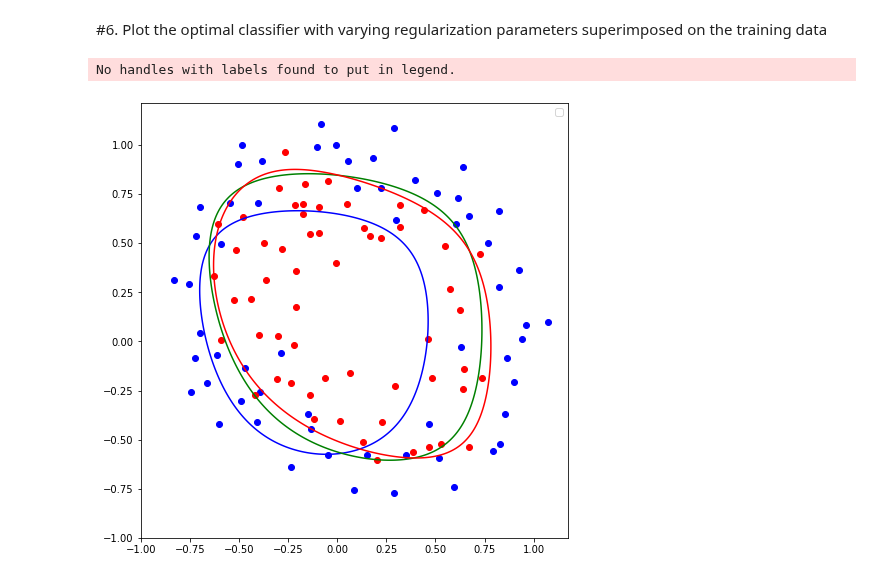
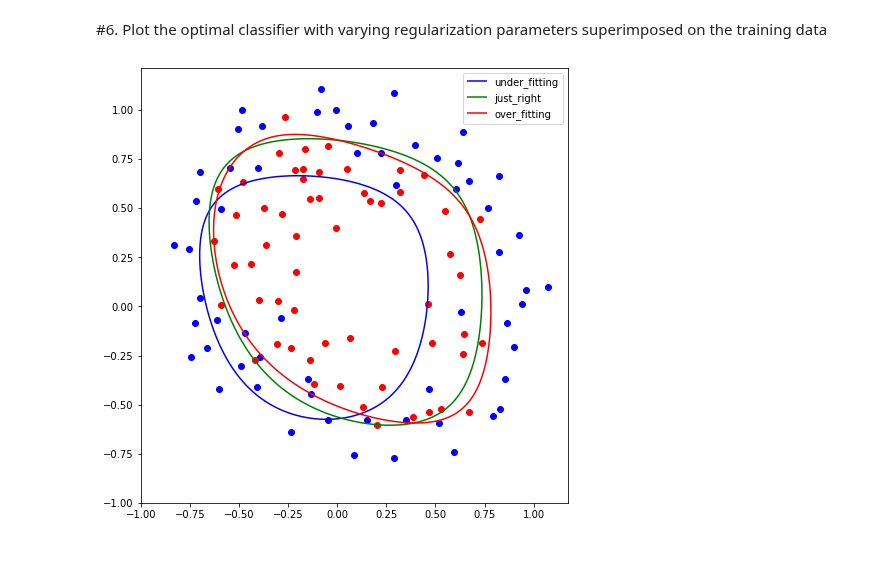
Before and after one commit to susanna1221/MachineLearningHW, a Jupyter notebook: MachineLearning6.ipynb, the cells around one changed output. Cells and saved outputs as stored; diff of their text form; code cells hidden in the pictures.

Commit message:
Plot the optimal classifier with varying regularization parameters superimposed on the training data

```diff
--- a/MachineLearning6.ipynb
+++ b/MachineLearning6.ipynb
@@ -230,9 +230,12 @@ eqn2 = tt[0]+tt[1]*Y+tt[2]*Y**2+tt[3]*Y**3+tt[4]*Y**4+tt[5]*Y**5+tt[6]*Y**6+tt[7
 Z = 0
-plt.contour(X,Y,eqn0,[Z], colors='blue', labels = "Underfitting")
-plt.contour(X,Y,eqn1,[Z], colors='green', labels = "JustRight")
-plt.contour(X,Y,eqn2,[Z], colors='red', labels = "Overfitting")
-plt.legend(loc='upper right')
+under_fitting = plt.contour(X,Y,eqn0,[Z], colors='blue')
+just_right = plt.contour(X,Y,eqn1,[Z], colors='green')
+over_fitting = plt.contour(X,Y,eqn2,[Z], colors='red')
+
+lines = [under_fitting.collections[0], just_right.collections[0], over_fitting.collections[0]]
+label = ["under_fitting", "just_right", "over_fitting"]
+plt.legend(lines, label)
+
 plt.show()
 # %% [output]
-No handles with labels found to put in legend.
-[figure, old version]
+[figure, new version]
```
